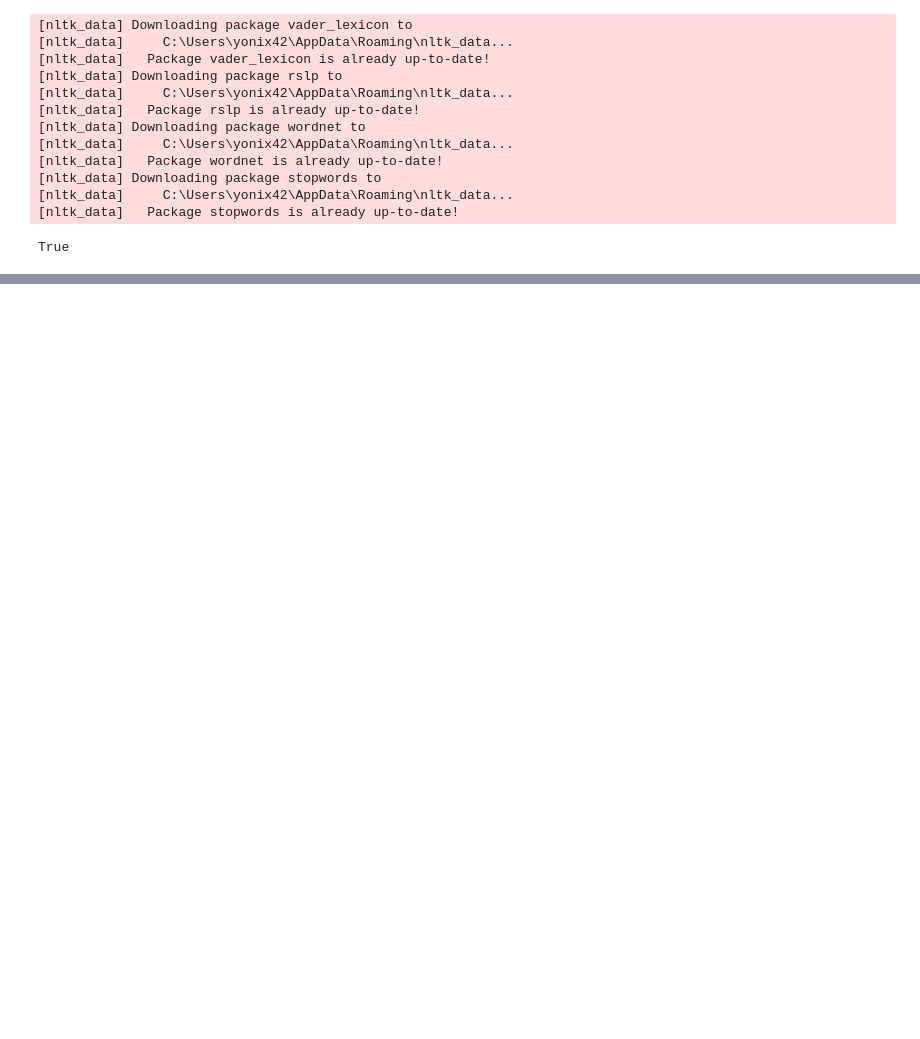
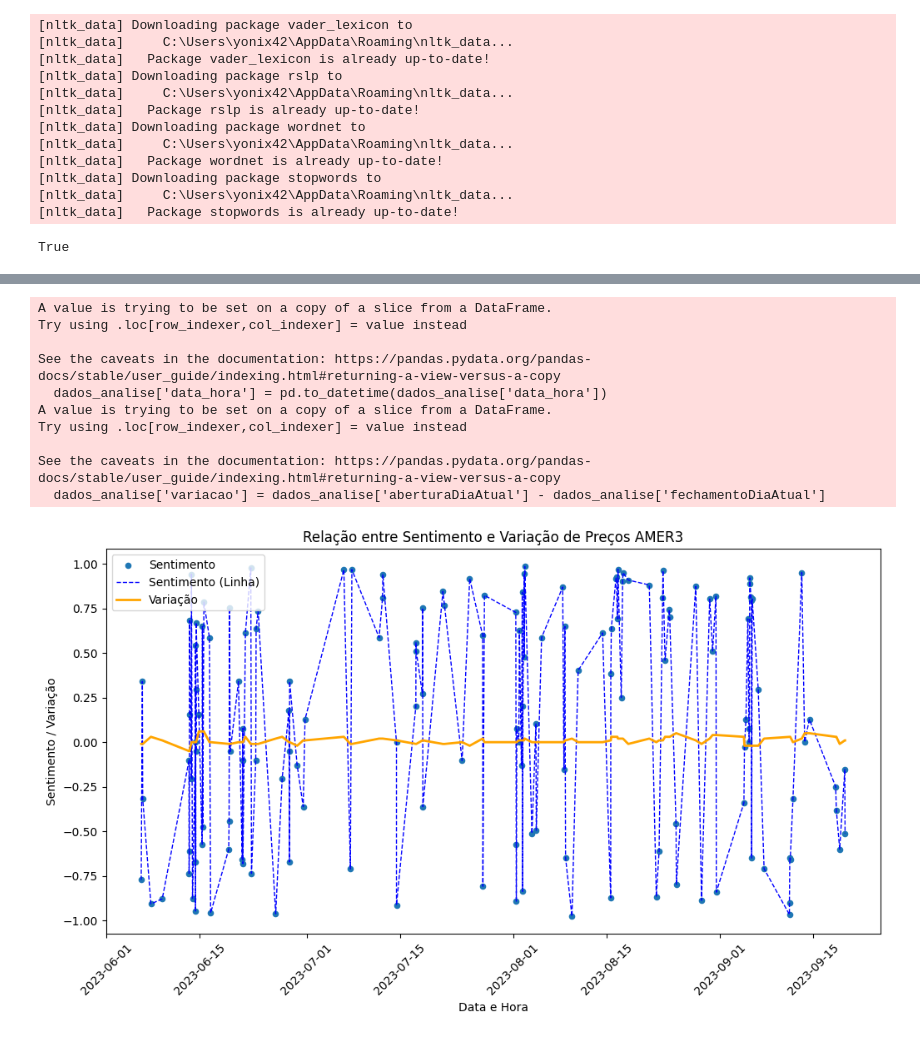
Before and after one commit to staubjoao/analise_sentimentos_financeiro, a Jupyter notebook: analise.ipynb, the cells around one changed output, grey strips where cells are left out. Saved outputs shown, nothing was run; the diff lists cells and outputs as text; code cells hidden in the pictures; blank space fills up the shorter version.

```diff
--- a/analise.ipynb
+++ b/analise.ipynb
@@ -186,0 +245,38 @@ plt.show()
+# %%
+dados_analise = dados[['data_hora', 'sent_proc_3', 'aberturaDiaAtual', 'fechamentoDiaAtual']]
+
+# Converta a coluna 'data_hora' para o tipo datetime, se já não estiver
+dados_analise['data_hora'] = pd.to_datetime(dados_analise['data_hora'])
+dados_analise['variacao'] = dados_analise['aberturaDiaAtual'] - dados_analise['fechamentoDiaAtual']
+
+plt.figure(figsize=(12, 6))
+
+# Plote os pontos usando 'sent_proc_3' como coordenada y
+plt.scatter(dados_analise['data_hora'], dados_analise['sent_proc_3'], label='Sentimento', s=20)
+
+# Plote uma linha pontilhada azul ligando os valores de 'sent_proc_3'
+plt.plot(dados_analise['data_hora'], dados_analise['sent_proc_3'], c='blue', linestyle='--', label='Sentimento (Linha)', linewidth=1)
+
+# Plote a variação no eixo y
+plt.plot(dados_analise['data_hora'], dados_analise['variacao'], c='orange', label='Variação', linewidth=2)
+
+plt.xlabel('Data e Hora')
+plt.ylabel('Sentimento / Variação')
+plt.title(f'Relação entre Sentimento e Variação de Preços {ativo}')
+
+plt.xticks(rotation=45)
+plt.legend(loc='upper left')
+
+plt.show()
+# %% [output]
+A value is trying to be set on a copy of a slice from a DataFrame.
+Try using .loc[row_indexer,col_indexer] = value instead
+
+See the caveats in the documentation: https://pandas.pydata.org/pandas-docs/stable/user_guide/indexing.html#returning-a-view-versus-a-copy
+  dados_analise['data_hora'] = pd.to_datetime(dados_analise['data_hora'])
+A value is trying to be set on a copy of a slice from a DataFrame.
+Try using .loc[row_indexer,col_indexer] = value instead
+
+See the caveats in the documentation: https://pandas.pydata.org/pandas-docs/stable/user_guide/indexing.html#returning-a-view-versus-a-copy
+  dados_analise['variacao'] = dados_analise['aberturaDiaAtual'] - dados_analise['fechamentoDiaAtual']
+[figure, added]
```
Also changed, not shown: parts of 14 cells of this notebook, 5 other files.
